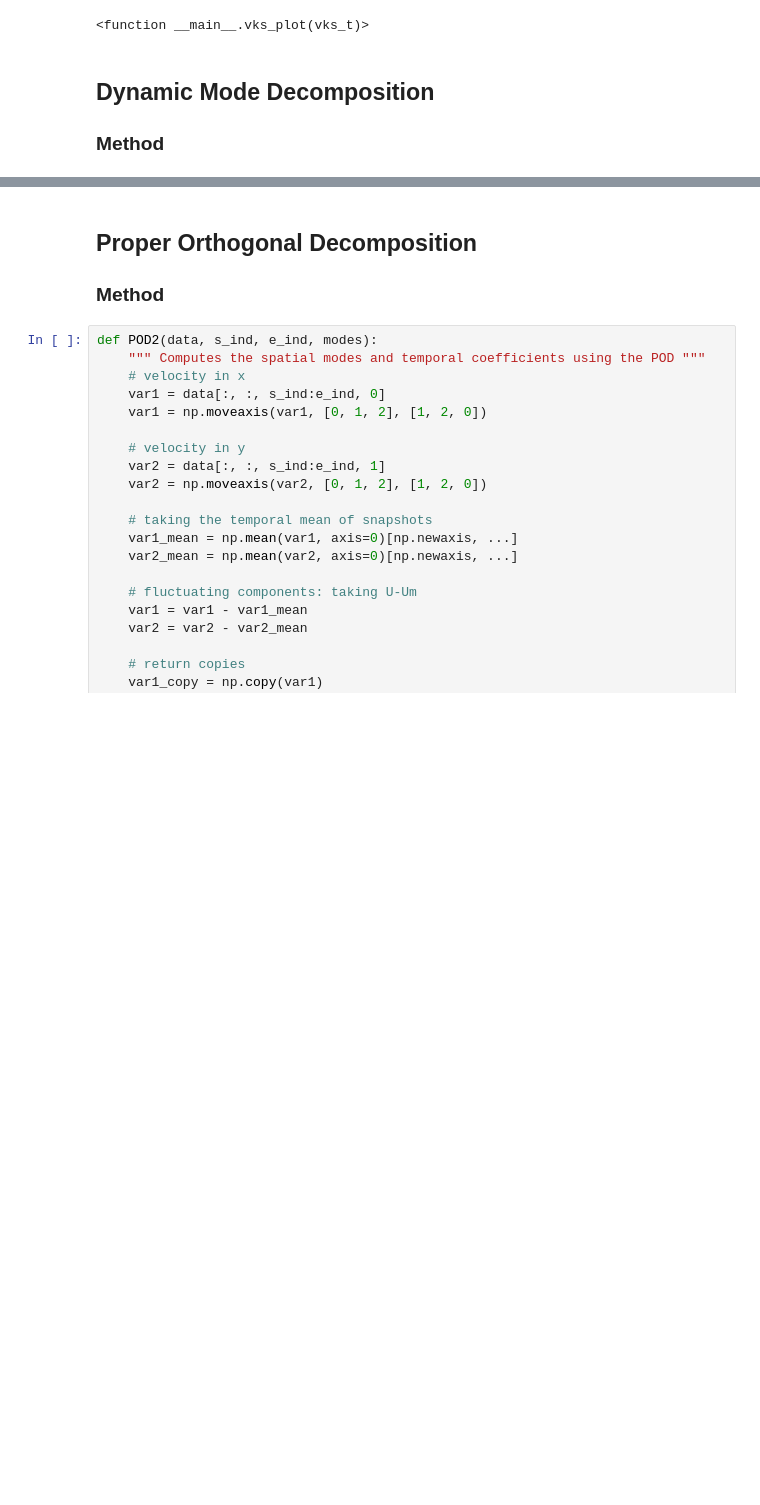
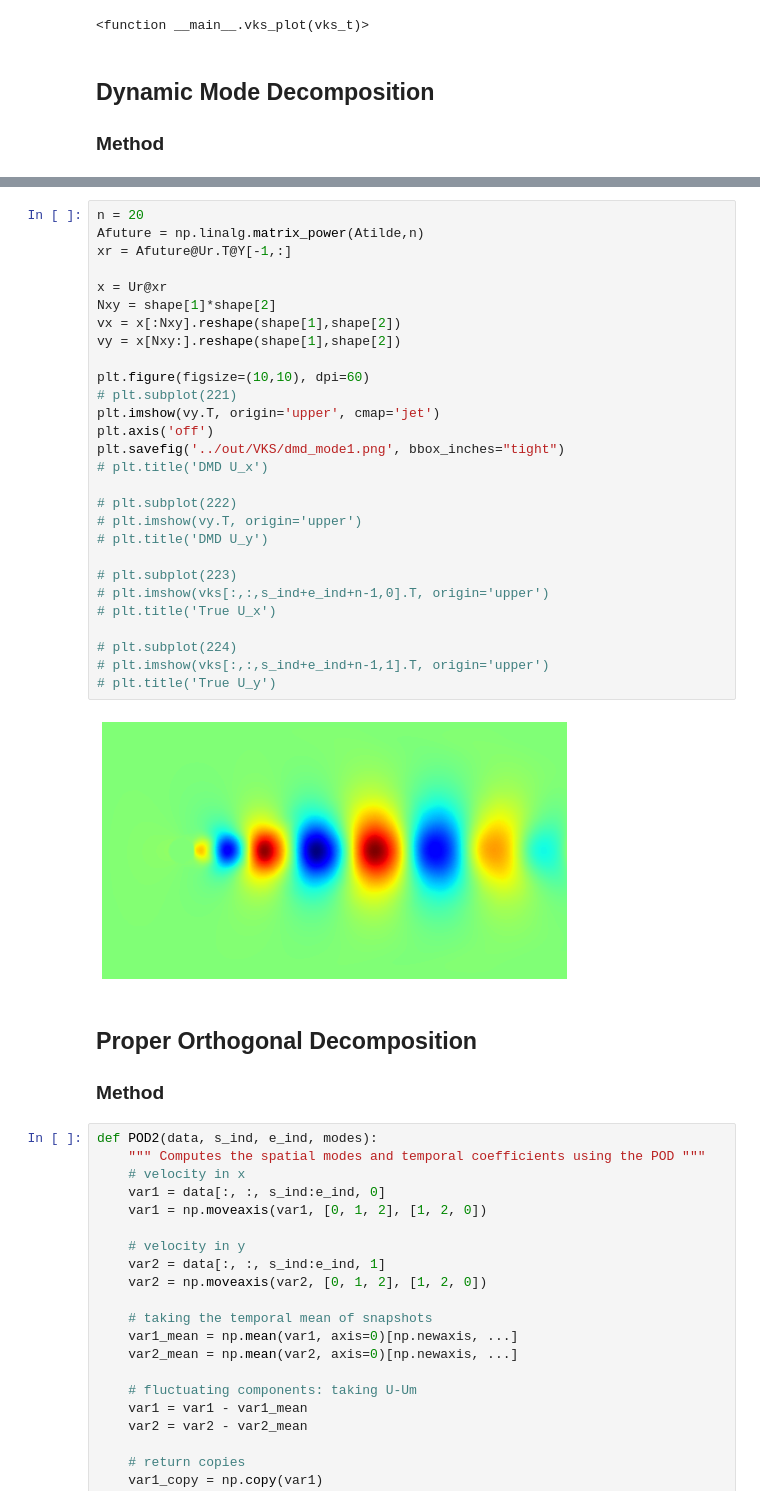
Before and after one commit to dlhallman/pod_hbnode, a Jupyter notebook: doc/VKS.ipynb, the cells around one changed output, grey strips where cells are left out. Cells and saved outputs as stored; diff of their text form; blank space fills up the shorter version.

```diff
--- a/doc/VKS.ipynb
+++ b/doc/VKS.ipynb
@@ -159,3 +165,33 @@ TypeError: Invalid shape (1, 505, 279) for image data
+# %%
+n = 20
+Afuture = np.linalg.matrix_power(Atilde,n)
+xr = Afuture@Ur.T@Y[-1,:]
+
+x = Ur@xr
+Nxy = shape[1]*shape[2]
+vx = x[:Nxy].reshape(shape[1],shape[2])
+vy = x[Nxy:].reshape(shape[1],shape[2])
+
+plt.figure(figsize=(10,10), dpi=60)
+# plt.subplot(221)
+plt.imshow(vy.T, origin='upper', cmap='jet')
+plt.axis('off')
+plt.savefig('../out/VKS/dmd_mode1.png', bbox_inches="tight")
+# plt.title('DMD U_x')
+
+# plt.subplot(222)
+# plt.imshow(vy.T, origin='upper')
+# plt.title('DMD U_y')
+
+# plt.subplot(223)
+# plt.imshow(vks[:,:,s_ind+e_ind+n-1,0].T, origin='upper')
+# plt.title('True U_x')
+
+# plt.subplot(224)
+# plt.imshow(vks[:,:,s_ind+e_ind+n-1,1].T, origin='upper')
+# plt.title('True U_y')
+# %% [output]
+[figure, added]
 # %% [markdown]
 ## Proper Orthogonal Decomposition
 
```
Also changed, not shown: parts of 16 cells of this notebook, 26 other files.
